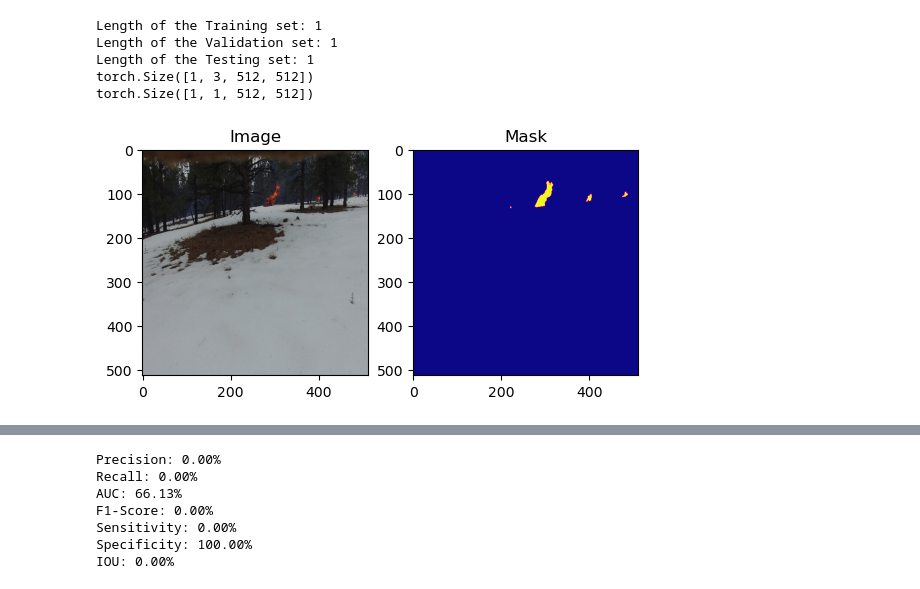
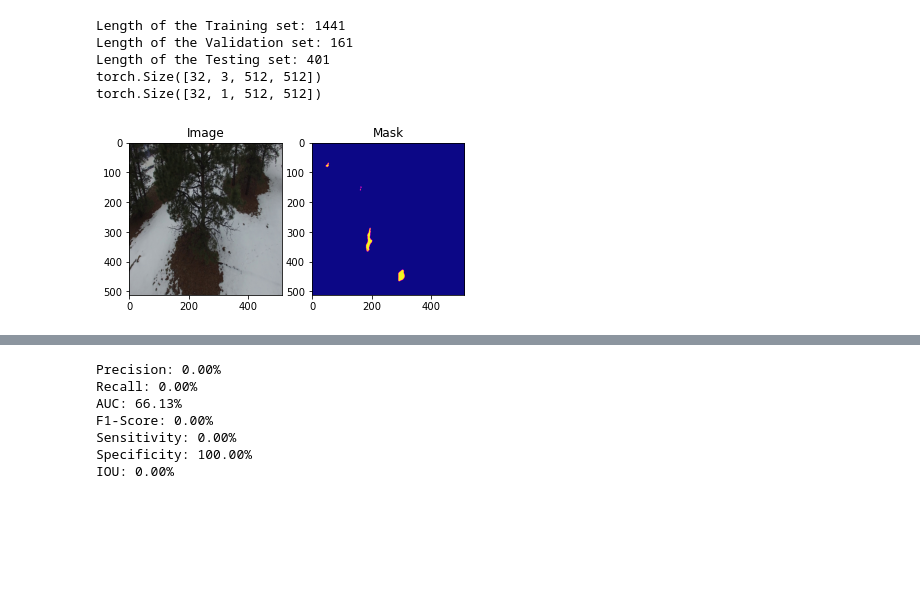
Before and after one commit to zemendes1/FLAME_SCOUT, a Jupyter notebook: Segmentation/FLAME_SCOUT_seg.ipynb, the cells around one changed output, grey strips where cells are left out. Drawn from its saved outputs; the diff is of its cells as text; code cells hidden in the pictures; blank space fills up the shorter version.

```diff
--- a/Segmentation/FLAME_SCOUT_seg.ipynb
+++ b/Segmentation/FLAME_SCOUT_seg.ipynb
@@ -24,3 +24,23 @@ from sklearn.model_selection import train_test_split
 from torch.utils.data import DataLoader, Dataset
 from torchvision.utils import make_grid
 from tqdm import tqdm
+# %%
+# prepare neptune
+import neptune
+
+run = neptune.init_run(
+    project="FLAME-SCOUT/FLAME-SCOUT-seg",
+    # Anders
+    api_token="eyJhcGlfYWRkcmVzcyI6Imh0dHBzOi8vYXBwLm5lcHR1bmUuYWkiLCJhcGlfdXJsIjoiaHR0cHM6Ly9hcHAubmVwdHVuZS5haSIsImFwaV9rZXkiOiI4MGI4ZWI5Zi1kZjBhLTQ3YzQtYjU0Yy03NTMxMjhmNWZhYjYifQ==",
+
+    # José
+    # api_token="eyJhcGlfYWRkcmVzcyI6Imh0dHBzOi8vYXBwLm5lcHR1bmUuYWkiLCJhcGlfdXJsIjoiaHR0cHM6Ly9hcHAubmVwdHVuZS5haSIsImFwaV9rZXkiOiJjMGUxMzgzYi02NTkyLTQ2MDgtOGQxMy0wNGU2YTUzOWNlYzQifQ==",
+)  # your credentials
+
+parameters = {
+    "activation": "relu",
+    "batch_size": 32,
+    "n_epochs": 15,
+    "learning_rate": 0.001,
+}
+run["model/parameters"] = parameters
@@ -70,8 +95,8 @@ class FireDataset(Dataset):
         self.img_dim=(512, 512)
         self.transform = transform
 
-        self.image_file_list = glob.glob(self.image_path + "/*.jpg")
-        self.masks_file_list = glob.glob(self.masks_path + "/*.png")
+        self.image_file_list = sorted(glob.glob(self.image_path + "/*.jpg") key=lambda x: int(x.split('_')[1].split('.')[0]))
+        self.masks_file_list = sorted(glob.glob(self.masks_path + "/*.png") key=lambda x: int(x.split('_')[1].split('.')[0]))
 
         for i in range(0,len(self.image_file_list)):
 
@@ -109,11 +134,15 @@ dataset = FireDataset(image_path,mask_path, transform)
 length = FireDataset.__len__(dataset)
 
 # Split the data into training, validation, and testing sets
-train_data, test_data = train_test_split(dataset, test_size=0.2, random_state=42)
-train_data, val_data = train_test_split(train_data, test_size=0.1, random_state=42)
+# train_data, test_data = train_test_split(dataset, test_size=0.2, random_state=42)
+train_data = [dataset[i] for i in range(0, 0.8*len(dataset))]
+test_data = [dataset[i] for i in range(0.8*len(dataset), len(dataset))]
+#train_data, val_data = train_test_split(train_data, test_size=0.1, random_state=42)
+val_data = [train_data[i] for i in range(0.9*len(train_data), len(train_data))]
+train_data = [train_data[i] for i in range(0, 0.9*len(train_data))]
 
 # Create DataLoader instances for training, validation, and testing
-batch_size = 32  # You can adjust this based on your needs
+batch_size = parameters["batch_size"]  # You can adjust this based on your needs
 train_loader = DataLoader(train_data, batch_size=batch_size, shuffle=True)
 val_loader = DataLoader(val_data, batch_size=batch_size, shuffle=False)
 test_loader = DataLoader(test_data, batch_size=batch_size, shuffle=False)
@@ -124,39 +153,39 @@ print('Length of the Validation set: '+str(len(val_data)))
 print('Length of the Testing set: '+str(len(test_data)))
 
 # Printing one image and mask
 
 # Assuming train_loader is your DataLoader
 data_iterator = iter(train_loader)
 batch = next(data_iterator)
 image = batch[0]  # Assuming you want to visualize the first image in the batch
 print(image.shape)
 mask = batch[1]  # Assuming 'mask' is the key for your mask in the batch and it's one-dimensional
 print(mask.shape)
 # Assuming the image and mask are in CHW format (channels, height, width)
 image = image[0].permute(1, 2, 0)  # Change to HWC for matplotlib
 
 # Convert the torch tensors to NumPy arrays
 image = image.numpy()
 mask = mask.numpy()
 
 # Display the image
 plt.subplot(1, 2, 1)
 plt.imshow(image)
 plt.title('Image')
 
 # Display the mask
 plt.subplot(1, 2, 2)
 plt.imshow(mask[0][0], cmap='plasma')
 plt.title('Mask')
 
 plt.show()
 # %% [output]
-Length of the Training set: 1
-Length of the Validation set: 1
-Length of the Testing set: 1
-torch.Size([1, 3, 512, 512])
-torch.Size([1, 1, 512, 512])
+Length of the Training set: 1441
+Length of the Validation set: 161
+Length of the Testing set: 401
+torch.Size([32, 3, 512, 512])
+torch.Size([32, 1, 512, 512])
-[figure, old version]
+[figure, new version]
 # %%
 class Block(nn.Module):
     def __init__(self, in_ch, out_ch):
```
Also changed, not shown: parts of 4 cells of this notebook, 1 other file.
